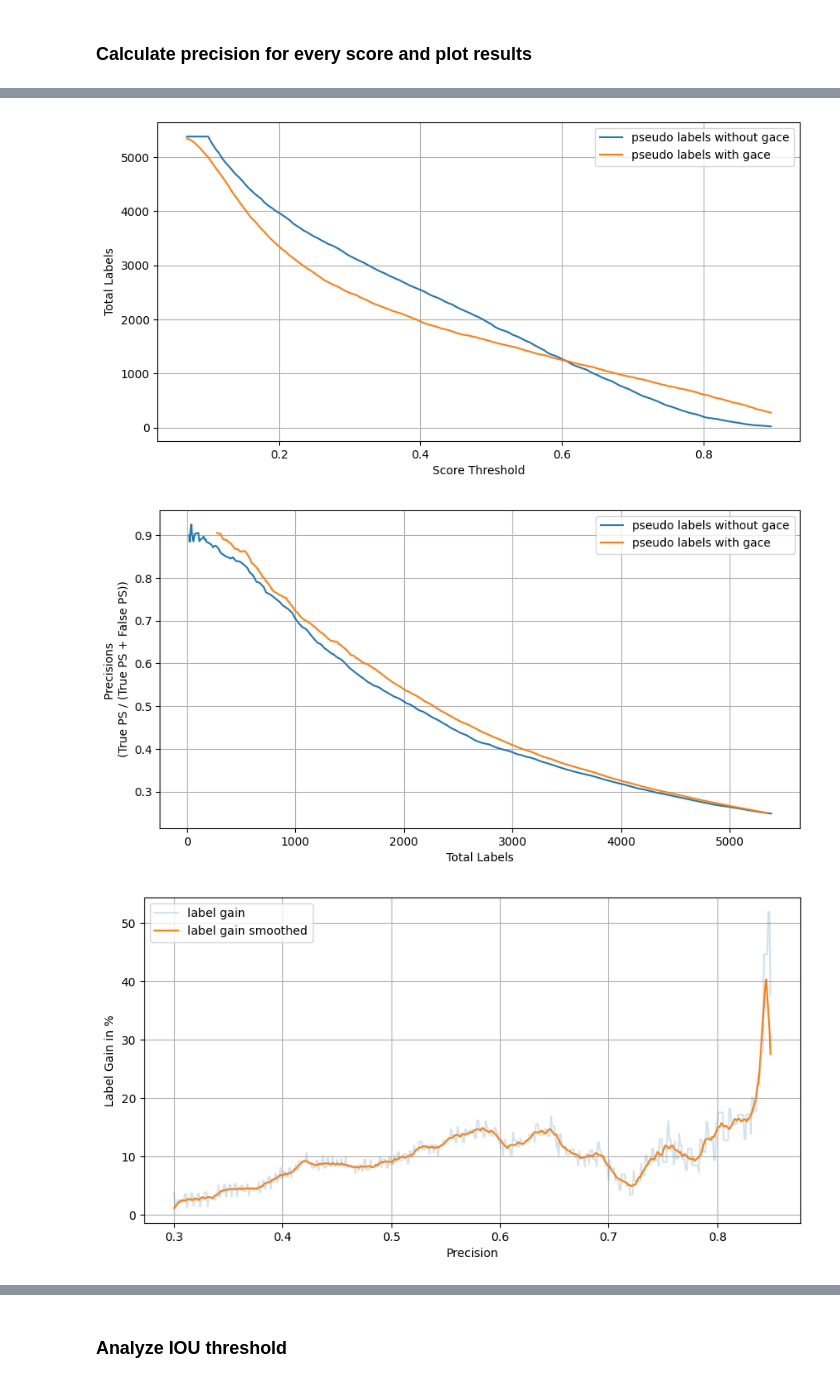
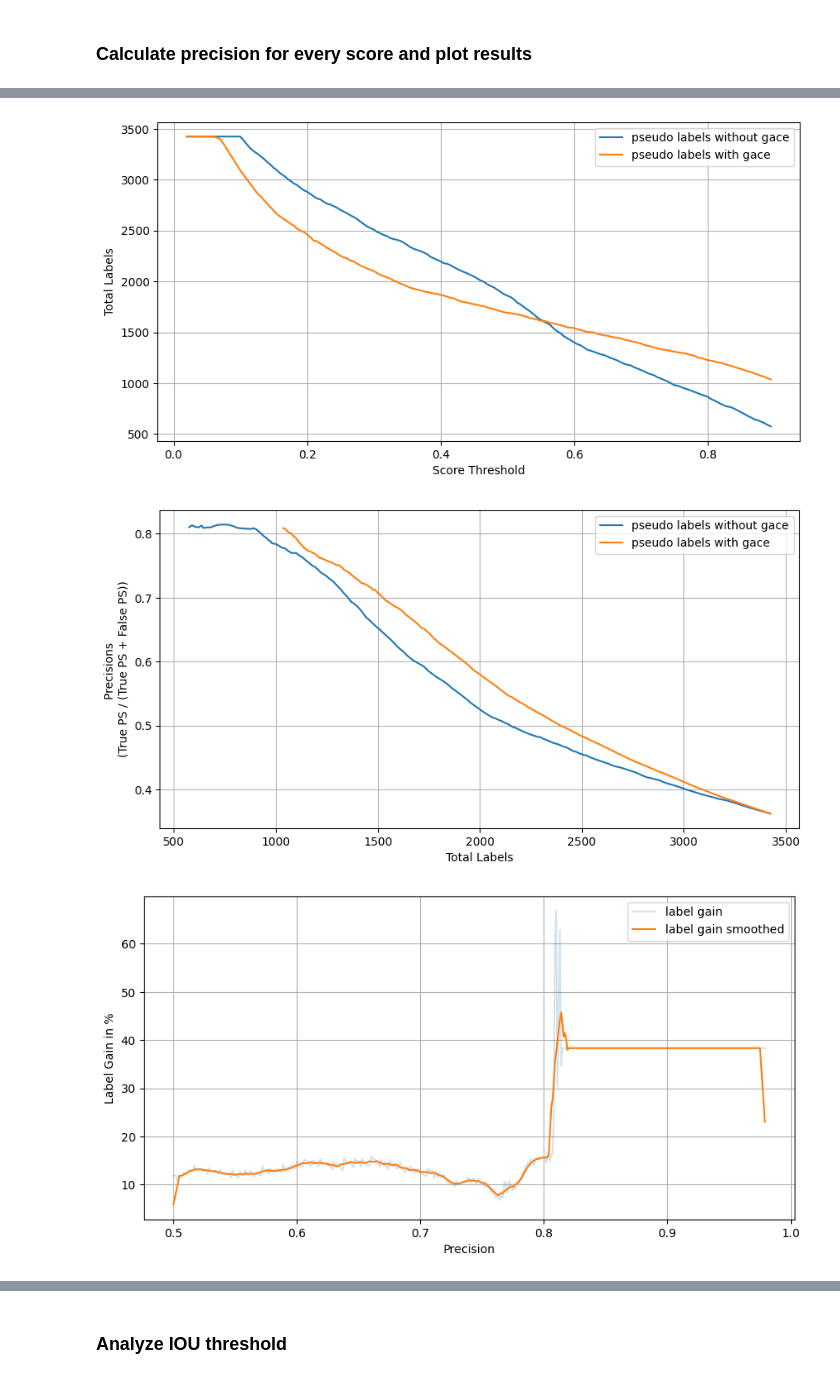
Before and after one commit to griesbchr/3DTrans, a Jupyter notebook: tools/misc/analyze_detresults_pseudolabels.ipynb, the cells around one changed output, grey strips where cells are left out. Cells and saved outputs as stored; diff of their text form; code cells hidden in the pictures.

```diff
--- a/tools/misc/analyze_detresults_pseudolabels.ipynb
+++ b/tools/misc/analyze_detresults_pseudolabels.ipynb
@@ -329,7 +329,7 @@ detections_all = pd.DataFrame()
 
 #between  1 and 2 percent label increase over all precision values for vehicles, more for cars
 #folder_name = "2023-12-13_16-10-55"     #avltrck -> ZOD no scores
-folder_name = "2023-12-18_15-16-02"     #avltrck -> ZOD
+#folder_name = "2023-12-18_15-16-02"     #avltrck -> ZOD
 #folder_name = "2023-12-18_15-42-25"     #avltrck -> ZOD 0.1 noise
 #folder_name = "2023-12-18_15-44-22"     #avltrck -> ZOD 0.2 noise
 #folder_name = "2023-12-18_16-03-08"     #avltrck -> ZOD 0.3 noise
@@ -342,8 +342,24 @@ folder_name = "2023-12-18_15-16-02"     #avltrck -> ZOD
 
 #folder_name = "2023-12-20_14-03-22"    #avltrck -> ZOD vehicle only with gt boxes
 
-source_dataset_name = "avltruck"
-target_dataset_name = "zod"
+#folder_name = "2023-12-20_17-07-09"    #avltrck -> ZOD ROS
+
+#folder_name = "2023-12-21_10-31-24"    #avltrck -> avlrooftop ROS
+
+#folder_name = "2023-12-21_11-02-48"    #avltrck -> avlrooftop ROS no nr_pts
+
+#folder_name = "2023-12-21_11-53-53"    #zod -> avltruck ROS
+
+#folder_name = "2023-12-21_14-21-52_ZODDataset_.."    #zod -> avlrooftop ROS
+
+#folder_name = "2023-12-21_15-03-23_AVLRooftopDataset_ZODDataset_5"  #ROS
+
+#folder_name = "2023-12-21_16-18-03_AVLRooftopDataset_AVLTruckDataset_10"  #ROS
+
+
+
+source_dataset_name = "zod"
+target_dataset_name = "avltruck"
 
 #results_path_avltruck = "/home/cgriesbacher/thesis/3DTrans/output_okeanos/output/avltruck_models/pvrcnnpp_ros/D6_50epochs/eval/epoch_50/val/avltruck/result.pkl"
 results_path_avltruck_gace = "/home/cgriesbacher/thesis/3DTrans/gace/gace_output/"+folder_name+"/det_annos_gace.pkl"
@@ -585,8 +601,12 @@ detections_cyclists = detections_all[detections_all['name'] == 'Cyclist']
 gt_labels_cyclists = gt_labels_all[gt_labels_all['names'] == 'Cyclist']
 detections_cyclists, gt_labels_cyclists = calc_ious(detections_cyclists, gt_labels_cyclists)
 
+detections_truck = detections_all[detections_all['name'] == 'Truck']
+gt_labels_truck = gt_labels_all[gt_labels_all['names'] == 'Truck']
+detections_truck, gt_labels_cyclists = calc_ious(detections_truck, gt_labels_truck)
+
 detections = pd.DataFrame()
-detections = pd.concat([detections_vehicles, detections_pedestrians, detections_cyclists], axis=0)
+detections = pd.concat([detections_vehicles, detections_pedestrians, detections_cyclists, detections_truck], axis=0)
 # %% [output]
 A value is trying to be set on a copy of a slice from a DataFrame.
 Try using .loc[row_indexer,col_indexer] = value instead
@@ -671,7 +768,7 @@ Frame 035560 has no gts or no detections
 detections['with_gace'] = False
 detections.loc[detections['eval_dataset'].str.contains("_gace"), 'with_gace'] = True
 # %%
-clss = "Pedestrian"
+clss = "Truck"
 detections_class = detections[detections['name'] == clss]
 detections_gace = detections_class[detections_class['with_gace'] == True]
 detections_no_gace = detections_class[detections_class['with_gace'] == False]
@@ -869,7 +983,7 @@ def calc_fp_precisions(detections, score_thresholds, iou_threshold):
 
 
 def plot_precisions(detections, label, iou_threshold, detections2=None, label2=None):
-    score_thresholds = np.arange(0.07, 0.9, 0.005)
+    score_thresholds = np.arange(0.02, 0.9, 0.005)
     #cap score thresholds at max score
     score_thresholds = score_thresholds[score_thresholds <= detections['score'].max()]
     if detections2 is not None:
@@ -911,7 +1025,7 @@ def plot_precisions(detections, label, iou_threshold, detections2=None, label2=N
 
 
     if detections2 is not None:
-        precision_thresholds = np.arange(0.3, 0.85, 0.001)
+        precision_thresholds = np.arange(0.5, 0.98, 0.001)
         precision_idxs = [np.argmin(np.abs(np.array(precisions) - precision)) for precision in precision_thresholds]
         precision_idxs2 = [np.argmin(np.abs(np.array(precisions2) - precision)) for precision in precision_thresholds]
         total_labels_diff = [total_labels2[precision_idxs2[i]] - total_labels[precision_idxs[i]] for i in range(len(precision_idxs))]
@@ -946,3 +1060,3 @@ plot_precisions(detections_no_gace, "pseudo labels without gace", 0.1, detection
-[figure, old version]
+[figure, new version]
-[figure, old version]
+[figure, new version]
-[figure, old version]
+[figure, new version]
```
Also changed, not shown: parts of 6 cells of this notebook, 5 other files.
